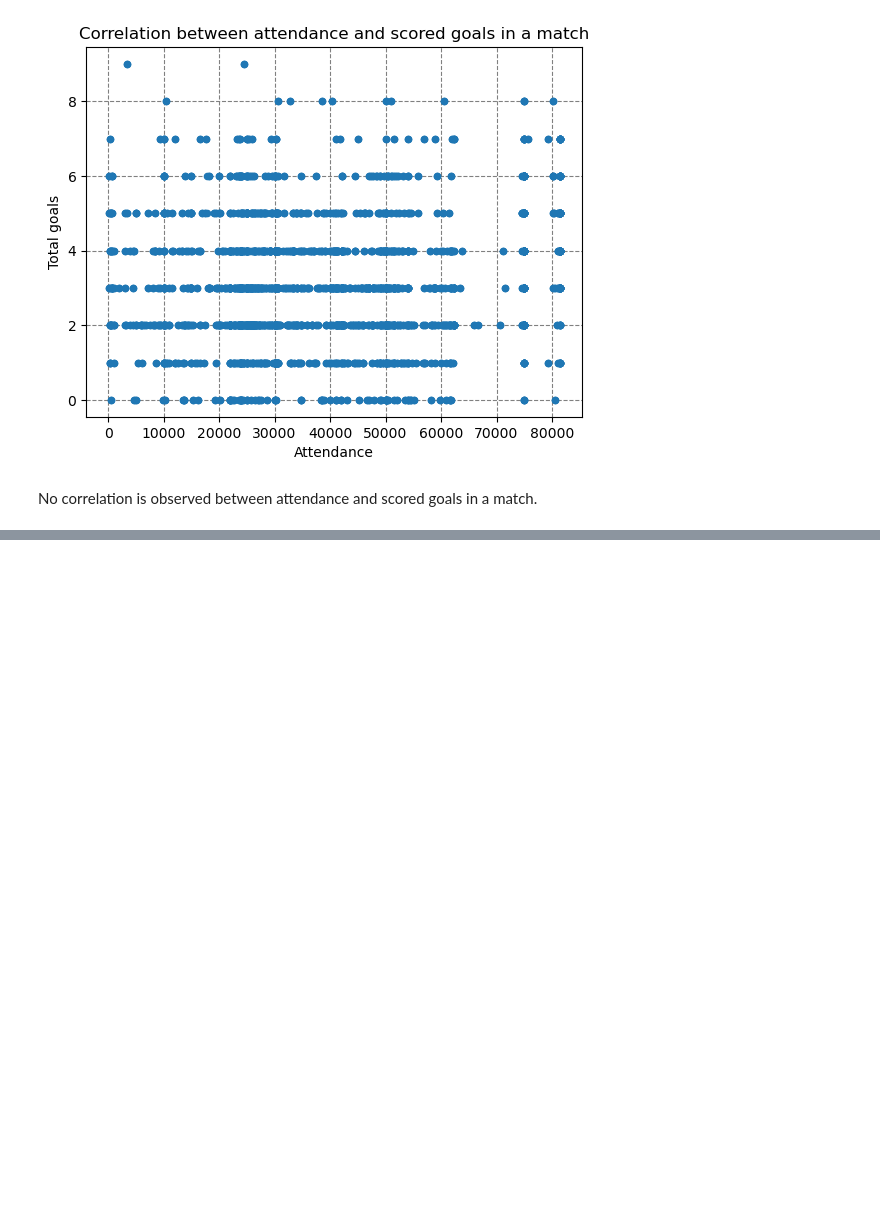
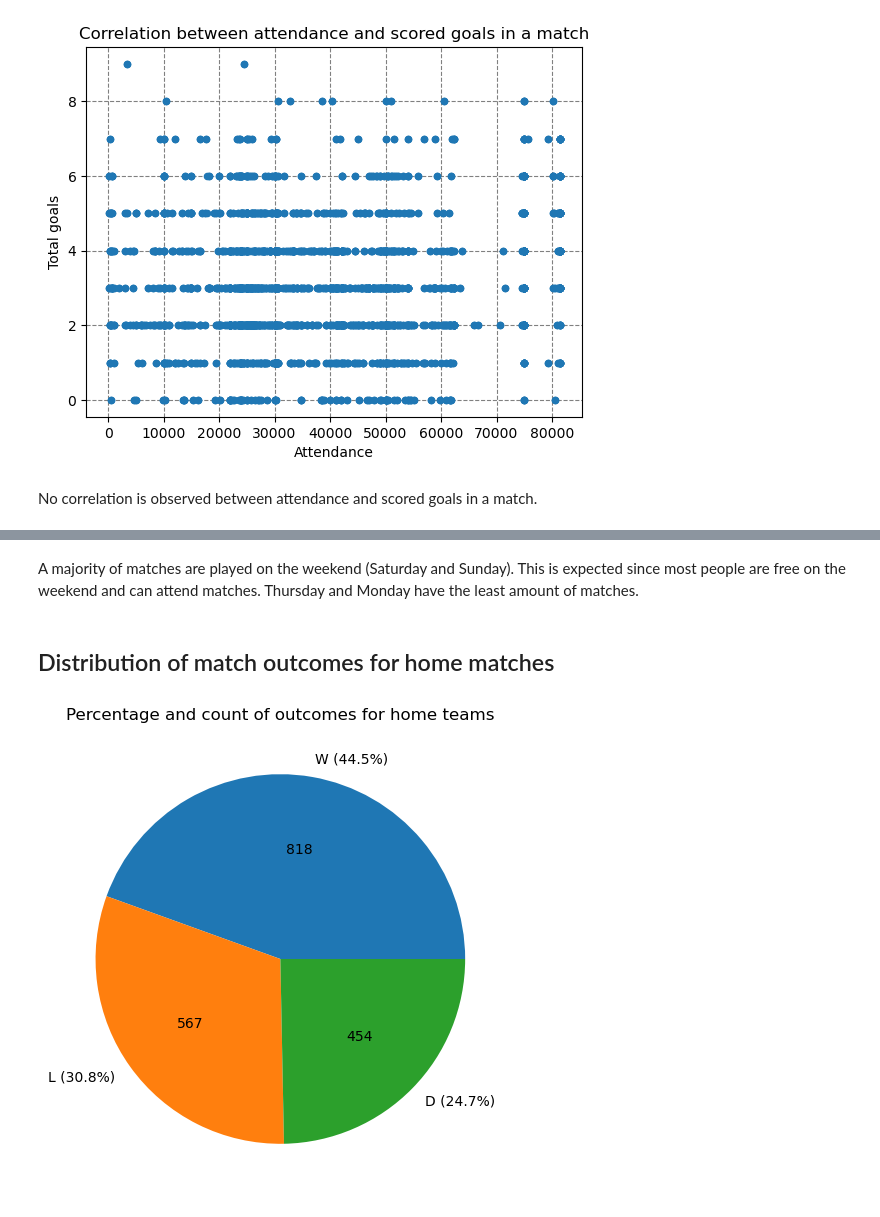
Before and after one commit to stoyanK7/football-prediction, a Jupyter notebook: data_engineering/4.exploring.ipynb, the cells around one changed output, grey strips where cells are left out. Drawn from its saved outputs; the diff is of its cells as text; code cells hidden in the pictures; blank space fills up the shorter version.

```diff
--- a/data_engineering/4.exploring.ipynb
+++ b/data_engineering/4.exploring.ipynb
@@ -140,0 +158,19 @@ No correlation is observed between attendance and scored goals in a match.
+# %% [markdown]
+A majority of matches are played on the weekend (Saturday and Sunday). This is expected since most people are free on the weekend and can attend matches. Thursday and Monday have the least amount of matches.
+# %% [markdown]
+## Distribution of match outcomes for home matches
+# %%
+home_matches_df = matches_df[matches_df['venue'] == 'Home']
+
+value_counts = home_matches_df['result'].value_counts()
+total_matches = len(home_matches_df)
+percentages = (value_counts / total_matches) * 100
+
+labels = [f'{label} ({percentage:.1f}%)' for label, percentage in zip(value_counts.index, percentages)]
+
+plt.figure(figsize=(8, 6))
+plt.pie(value_counts, labels=labels, autopct=lambda p: '{:.0f}'.format(p * value_counts.sum() / 100))
+plt.title('Percentage and count of outcomes for home teams')
+plt.show()
+# %% [output]
+[figure, added]
```
Also changed, not shown: parts of 17 cells of this notebook.
